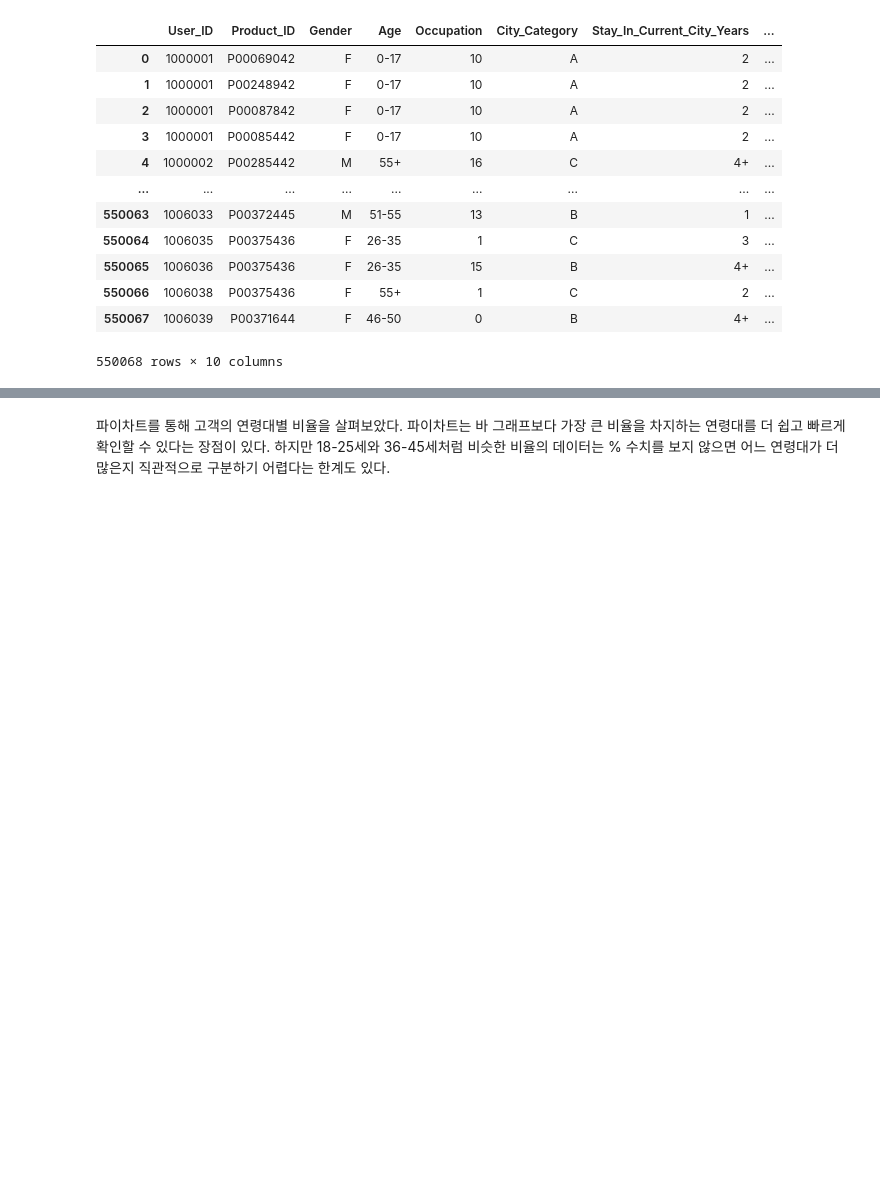
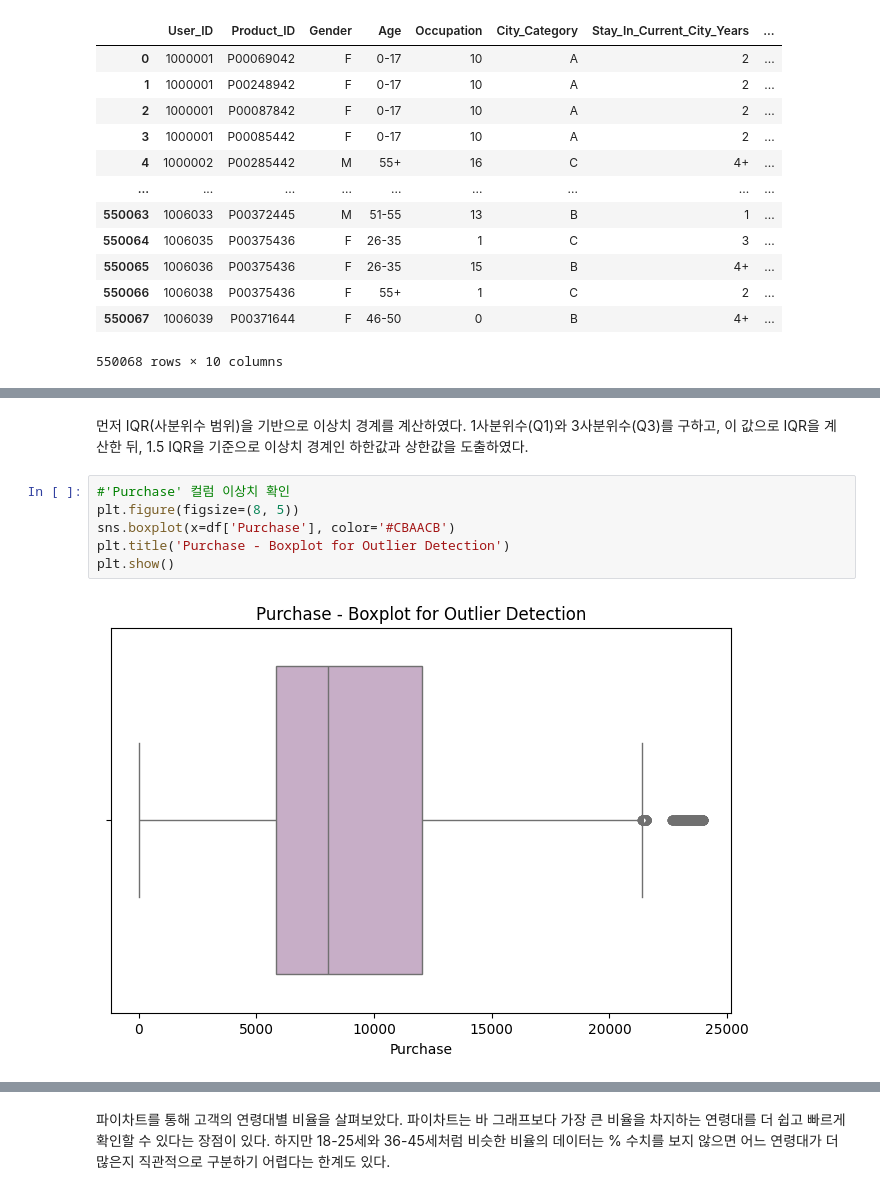
Before and after one commit to hongsh2003/hipython_rep, a Jupyter notebook: 02_data_analysis/분석보고서2.ipynb, the cells around one changed output, grey strips where cells are left out. Cells and saved outputs as stored; diff of their text form; blank space fills up the shorter version.

```diff
--- a/02_data_analysis/분석보고서2.ipynb
+++ b/02_data_analysis/분석보고서2.ipynb
@@ -27,0 +107,10 @@ df
+# %% [markdown]
+먼저 IQR(사분위수 범위)을 기반으로 이상치 경계를 계산하였다. 1사분위수(Q1)와 3사분위수(Q3)를 구하고, 이 값으로 IQR을 계산한 뒤, 1.5 IQR을 기준으로 이상치 경계인 하한값과 상한값을 도출하였다.
+# %%
+#'Purchase' 컬럼 이상치 확인
+plt.figure(figsize=(8, 5))
+sns.boxplot(x=df['Purchase'], color='#CBAACB')
+plt.title('Purchase - Boxplot for Outlier Detection')
+plt.show()
+# %% [output]
+[figure, added]
```
Also changed, not shown: parts of 33 cells of this notebook.
